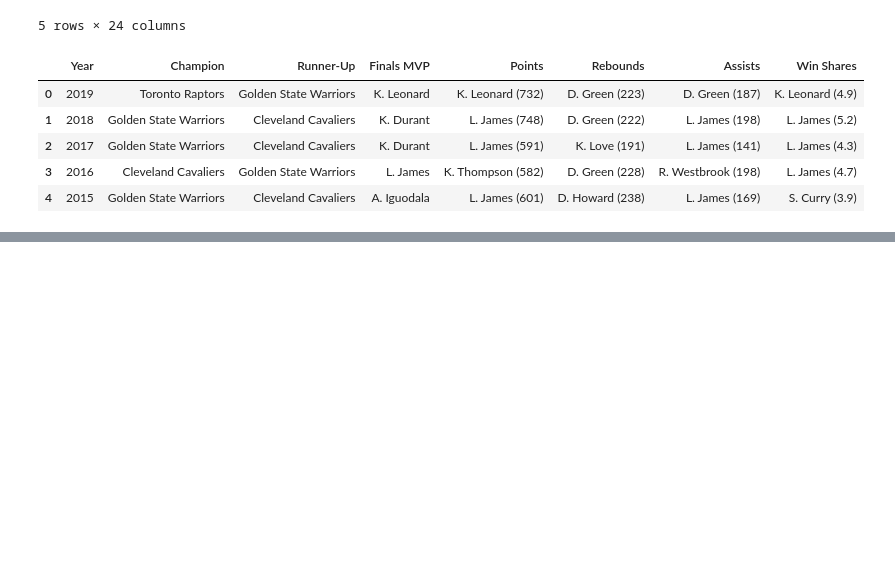
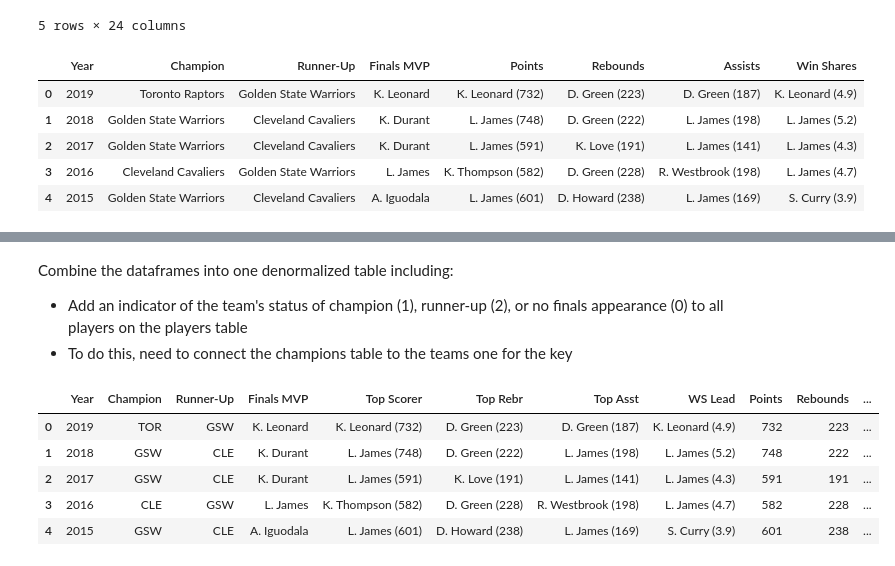
Before and after one commit to siawayforward/offense_wins_championships, a Jupyter notebook: import_clean.ipynb, the cells around one changed output, grey strips where cells are left out. Drawn from its saved outputs; the diff is of its cells as text; code cells hidden in the pictures; blank space fills up the shorter version.

```diff
--- a/import_clean.ipynb
+++ b/import_clean.ipynb
@@ -170,3 +170,9 @@ champions.head()
 | 2 | 2017 | Golden State Warriors | Cleveland Cavaliers | K. Durant | L. James (591) | K. Love (191) | L. James (141) | L. James (4.3) | 591 | 191 | ... |
 | 3 | 2016 | Cleveland Cavaliers | Golden State Warriors | L. James | K. Thompson (582) | D. Green (228) | R. Westbrook (198) | L. James (4.7) | 582 | 228 | ... |
 | 4 | 2015 | Golden State Warriors | Cleveland Cavaliers | A. Iguodala | L. James (601) | D. Howard (238) | L. James (169) | S. Curry (3.9) | 601 | 238 | ... |
+# %%
+#Find missing values
+#need to create a dictionary for team names (some franchise names and abbreviations changed)
+team_abbr = sorted(list(df_players.Tm.unique()))
+team_abbr.remove('Tm')
+len(team_abbr)
@@ -172,0 +197,19 @@ champions.head()
+# %%
+#From the above, four teams had a change in the last ten years so that difference needs to be accounted for
+missing = [team for team in team_abbr if team not in list(teams.Key.values)]
+
+print(missing)
+#some names are already there, some new
+#TOT - Total (for players who played for multiple teams in a season)
+#CHO - Charlotte Hornets
+#BRK - Brooklyn Nets
+#NJN - New Jersey Nets
+#PHO - Phoenix Suns
+#NOH - New Orleans Hornets
+
+#add the other names to teams df to work as a dictionary
+missing_names = ['Brooklyn Nets', 'Charlotte Hornets', 'New Jersey Nets', 'New Orleans Hornets', 'Phoenix Suns', 'Total Averages']
+size = len(teams) + len(missing)
+
+for i, key, value in zip(range(len(teams), size), missing, missing_names):
+    teams.loc[i] = [key, value]
@@ -172,0 +227,4 @@ champions.head()
+# %% [markdown]
+Combine the dataframes into one denormalized table including:
+- Add an indicator of the team's status of champion (1), runner-up (2), or no finals appearance (0) to all players on the players table
+- To do this, need to connect the champions table to the teams one for the key
@@ -172,0 +243,10 @@ champions.head()
+# %%
+champions = champ_data.sort_values(by=['Year'], ascending=False).reset_index().drop(columns=['index'])
+champions.head()
+# %% [output]
+|  | Year | Champion | Runner-Up | Finals MVP | Top Scorer | Top Rebr | Top Asst | WS Lead | Points | Rebounds | ... |
+| 0 | 2019 | TOR | GSW | K. Leonard | K. Leonard (732) | D. Green (223) | D. Green (187) | K. Leonard (4.9) | 732 | 223 | ... |
+| 1 | 2018 | GSW | CLE | K. Durant | L. James (748) | D. Green (222) | L. James (198) | L. James (5.2) | 748 | 222 | ... |
+| 2 | 2017 | GSW | CLE | K. Durant | L. James (591) | K. Love (191) | L. James (141) | L. James (4.3) | 591 | 191 | ... |
+| 3 | 2016 | CLE | GSW | L. James | K. Thompson (582) | D. Green (228) | R. Westbrook (198) | L. James (4.7) | 582 | 228 | ... |
+| 4 | 2015 | GSW | CLE | A. Iguodala | L. James (601) | D. Howard (238) | L. James (169) | S. Curry (3.9) | 601 | 238 | ... |
```
Also changed, not shown: parts of 10 cells of this notebook.
